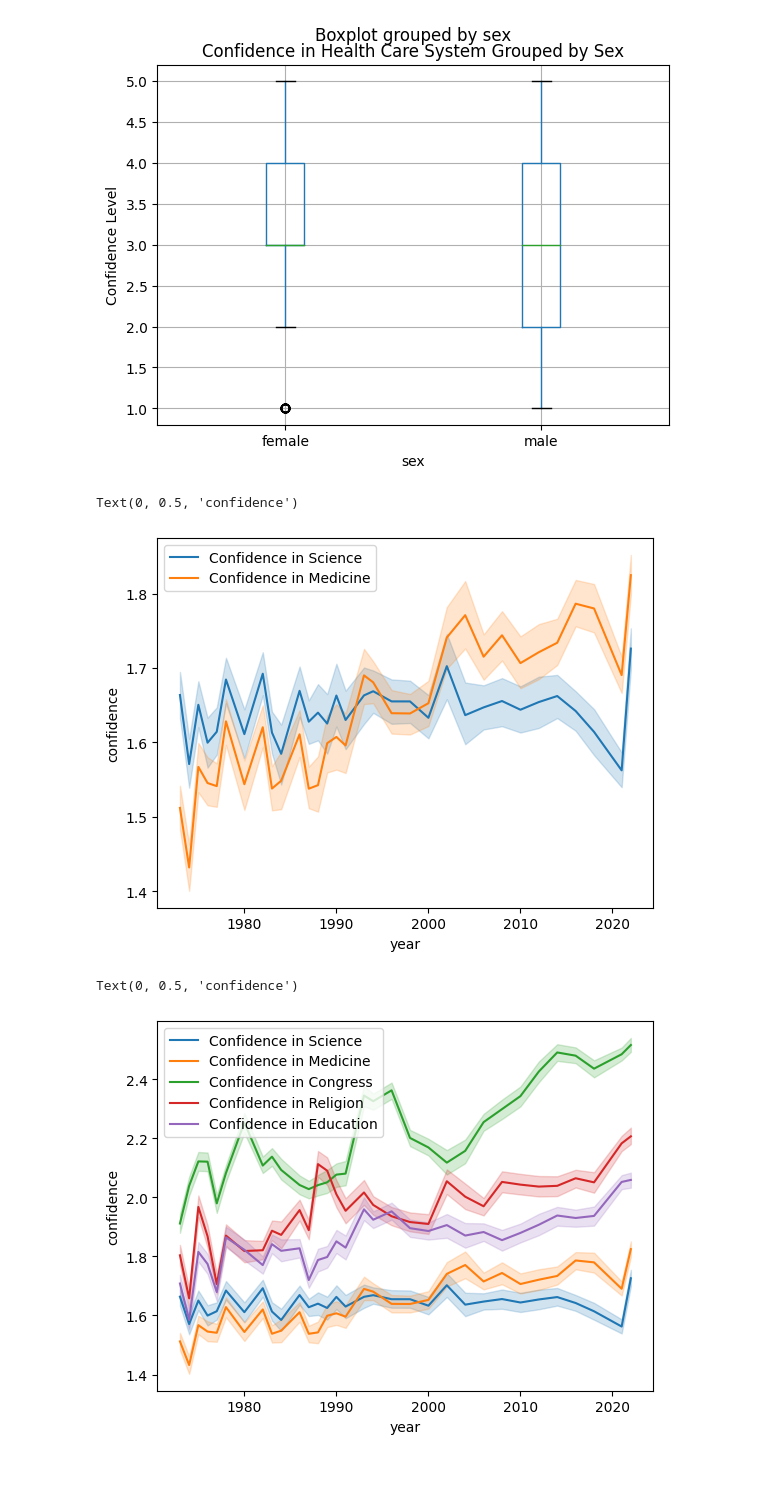
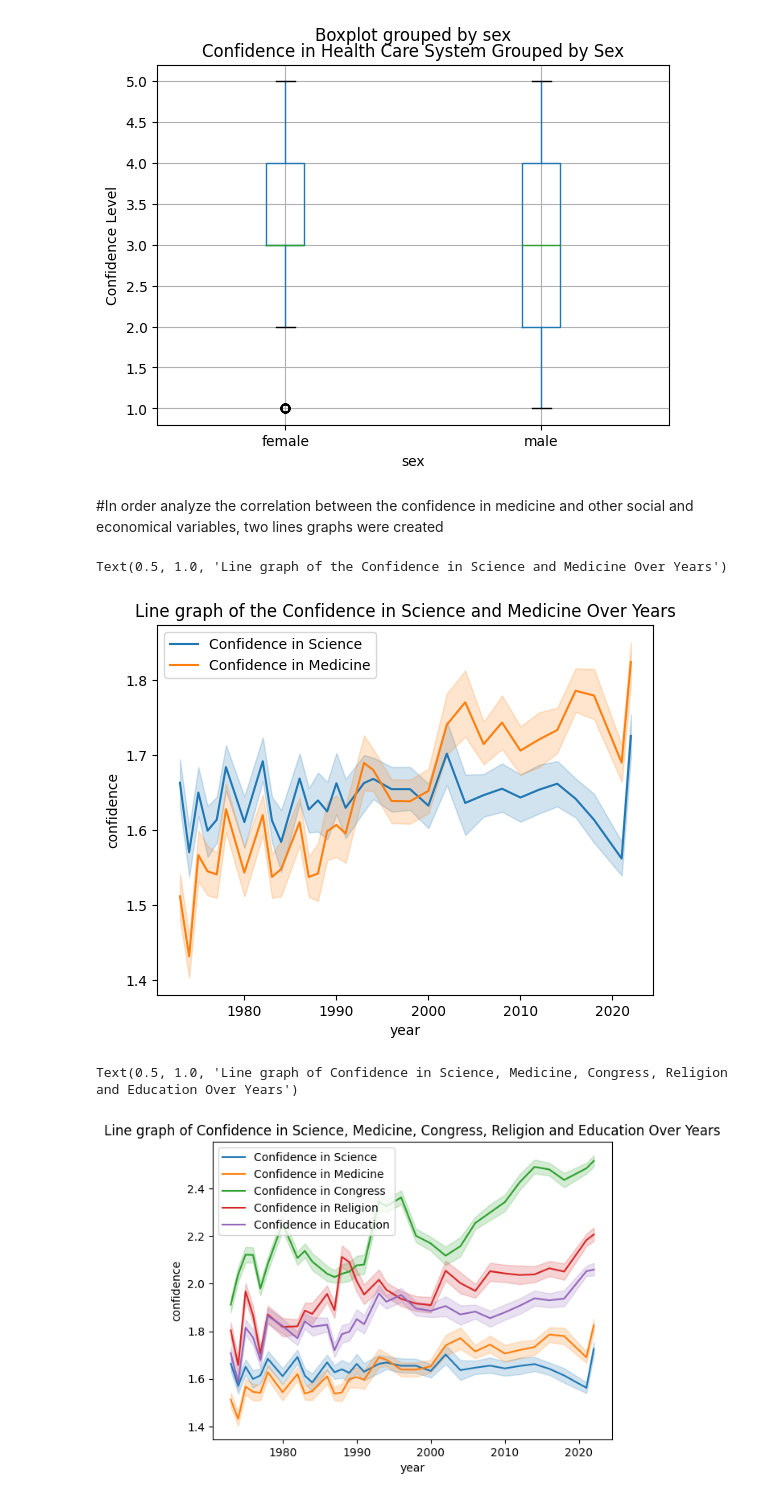
Before and after one commit to yango4014/group10, a Jupyter notebook: Visualization.ipynb, the cells around one changed output. Saved outputs shown, nothing was run; the diff lists cells and outputs as text; code cells hidden in the pictures; blank space fills up the shorter version.

```diff
--- a/Visualization.ipynb
+++ b/Visualization.ipynb
@@ -105,30 +136,45 @@ plt.ylabel("Confidence Level")
 # %% [output]
 Text(0, 0.5, 'Confidence Level')
 [figure]
+# %% [markdown]
+#In order analyze the correlation between the confidence in medicine and other social and economical variables, two lines graphs were created
 # %%
-#line graph (Q9)
-var1 = "consci"
-var2 = "conmedic"
+#Making a line graph of confidence in science and confidence in medicine over the years
+
+#define variables
+var1 = "consci" #confidence in science (scale of 1-3)
+var2 = "conmedic" #confidence in medicine (scale of 1-3)
+
+#make plots using seaborn lineplot
 sns.lineplot(data=df, x="year", y=var1, label="Confidence in Science")
 sns.lineplot(data=df, x="year", y=var2, label="Confidence in Medicine")
+
+#define labels
 plt.ylabel("confidence")
+plt.title("Line graph of Confidence in Science and Medicine Over Years")
 # %% [output]
-Text(0, 0.5, 'confidence')
+Text(0.5, 1.0, 'Line graph of the Confidence in Science and Medicine Over Years')
-[figure, old version]
+[figure, new version]
 # %%
+#Making a line graph of confidence in science, medicine, congress, religion, and education over the years
+
+#define variable
 var1 = "consci"
 var2 = "conmedic"
 var3 = "conlegis"
 var4 = "conclerg"
 var5 = "coneduc"
 
-graph = sns.lineplot(data=df, x="year", y=var1, label="Confidence in Science")
+#make plots using seaborn lineplot
+sns.lineplot(data=df, x="year", y=var1, label="Confidence in Science")
 sns.lineplot(data=df, x="year", y=var2, label="Confidence in Medicine")
 sns.lineplot(data=df, x="year", y=var3, label="Confidence in Congress")
 sns.lineplot(data=df, x="year", y=var4, label="Confidence in Religion")
 sns.lineplot(data=df, x="year", y=var5, label="Confidence in Education")
 
+#define labels
 plt.ylabel("confidence")
+plt.title("Line graph of Confidence in Science, Medicine, Congress, Religion and Education Over Years")
 # %% [output]
-Text(0, 0.5, 'confidence')
+Text(0.5, 1.0, 'Line graph of Confidence in Science, Medicine, Congress, Religion and Education Over Years')
-[figure, old version]
+[figure, new version]
```
Also changed, not shown: parts of 16 cells of this notebook.
